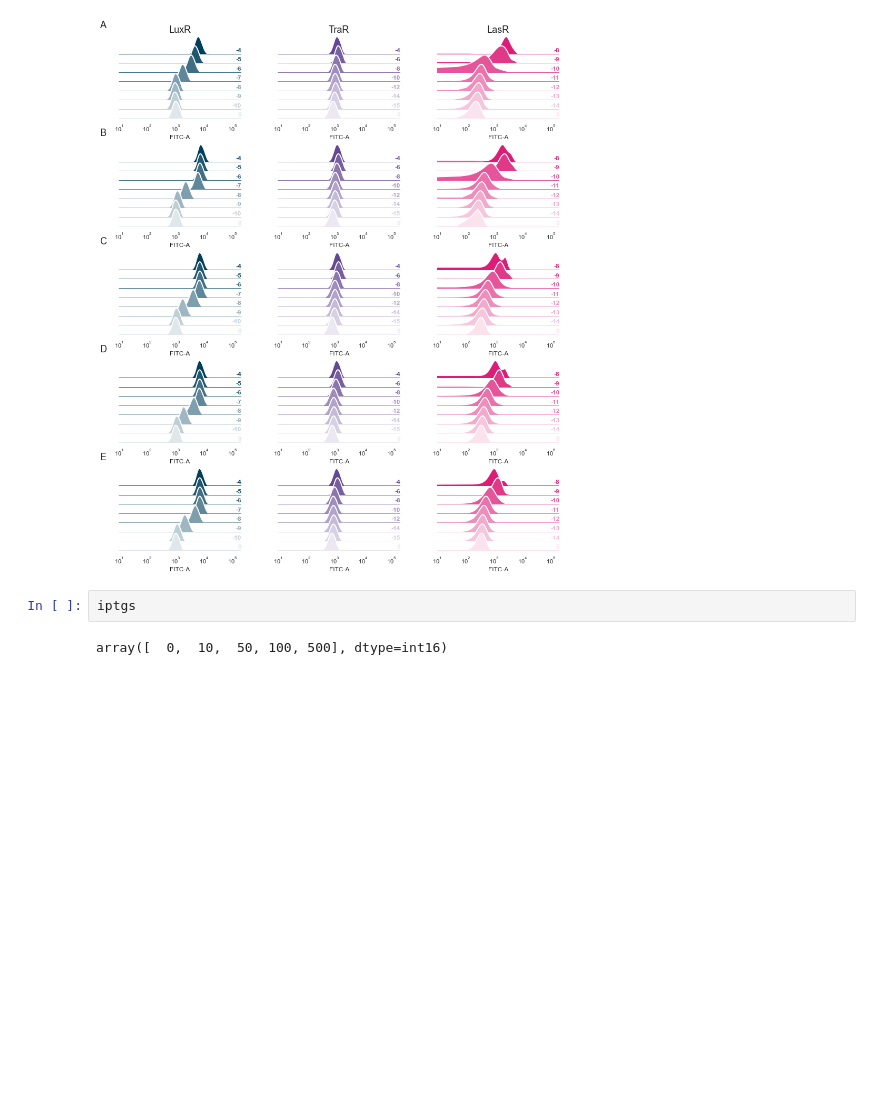
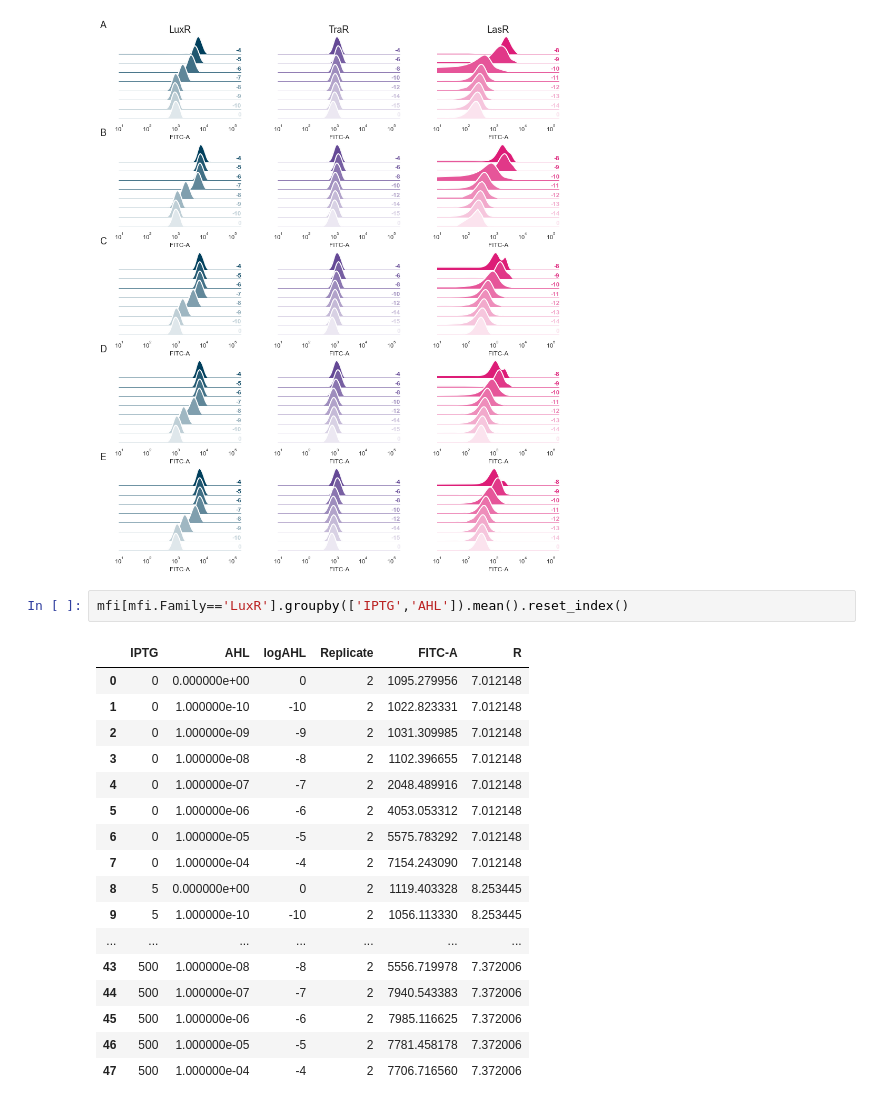
Before and after one commit to Jsakkos/cyano-sync, a Jupyter notebook: notebooks/Characterization.ipynb, the cells around one changed output. Cells and saved outputs as stored; diff of their text form; blank space fills up the shorter version.

```diff
--- a/notebooks/Characterization.ipynb
+++ b/notebooks/Characterization.ipynb
@@ -528,7 +528,23 @@ label_panel(axes[4,0],'E')
 fig.savefig('../Figures/population-level iptg-ahl-fitc-a.pdf',bbox_inches='tight')
 # %% [output]
 [figure]
-# %%
-iptgs
-# %% [output]
-array([  0,  10,  50, 100, 500], dtype=int16)
+# %%
+mfi[mfi.Family=='LuxR'].groupby(['IPTG','AHL']).mean().reset_index()
+# %% [output]
+|  | IPTG | AHL | logAHL | Replicate | FITC-A | R |
+| 0 | 0 | 0.000000e+00 | 0 | 2 | 1095.279956 | 7.012148 |
+| 1 | 0 | 1.000000e-10 | -10 | 2 | 1022.823331 | 7.012148 |
+| 2 | 0 | 1.000000e-09 | -9 | 2 | 1031.309985 | 7.012148 |
+| 3 | 0 | 1.000000e-08 | -8 | 2 | 1102.396655 | 7.012148 |
+| 4 | 0 | 1.000000e-07 | -7 | 2 | 2048.489916 | 7.012148 |
+| 5 | 0 | 1.000000e-06 | -6 | 2 | 4053.053312 | 7.012148 |
+| 6 | 0 | 1.000000e-05 | -5 | 2 | 5575.783292 | 7.012148 |
+| 7 | 0 | 1.000000e-04 | -4 | 2 | 7154.243090 | 7.012148 |
+| 8 | 5 | 0.000000e+00 | 0 | 2 | 1119.403328 | 8.253445 |
+| 9 | 5 | 1.000000e-10 | -10 | 2 | 1056.113330 | 8.253445 |
+| ... | ... | ... | ... | ... | ... | ... |
+| 43 | 500 | 1.000000e-08 | -8 | 2 | 5556.719978 | 7.372006 |
+| 44 | 500 | 1.000000e-07 | -7 | 2 | 7940.543383 | 7.372006 |
+| 45 | 500 | 1.000000e-06 | -6 | 2 | 7985.116625 | 7.372006 |
+| 46 | 500 | 1.000000e-05 | -5 | 2 | 7781.458178 | 7.372006 |
+| 47 | 500 | 1.000000e-04 | -4 | 2 | 7706.716560 | 7.372006 |
```
Also changed, not shown: 40 other files.
